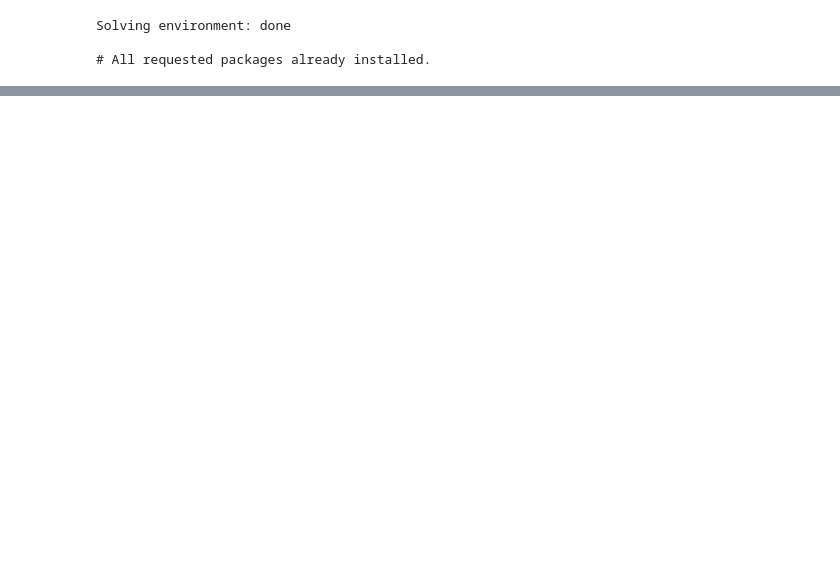
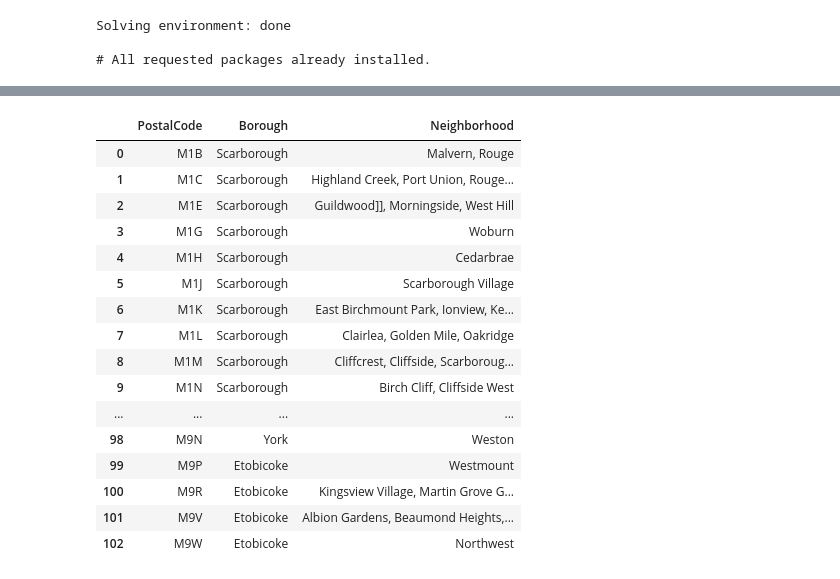
Before and after one commit to brunodeabreu/Coursera_Capstone, a Jupyter notebook: Capstone week3.ipynb, the cells around one changed output, grey strips where cells are left out. Cells and saved outputs as stored; diff of their text form; code cells hidden in the pictures; blank space fills up the shorter version.

```diff
--- a/Capstone week3.ipynb
+++ b/Capstone week3.ipynb
@@ -29,0 +60,7 @@ Solving environment: done
+# %%
+not_assigned = 'Not assigned'
+not_assigned_row = df[ (df.Borough == not_assigned) & (df.Neighborhood == not_assigned) ]
+not_assigned_row.head(), not_assigned_row.shape
+df.drop(not_assigned_row.index, inplace=True)
+df.dropna(inplace=True)
+df.head()
@@ -29,0 +74,37 @@ Solving environment: done
+# %%
+
+def neighborhood_list(grouped):
+    if( len(grouped) == 1 ):
+        # only one line under the postal code assign the Borough as Neighborhood
+        borough = grouped['Borough'].tolist()[0]
+        neighborhood = grouped['Neighborhood'].tolist()[0]
+        if( neighborhood) == not_assigned:
+            return borough
+        else:
+            return neighborhood
+    else:
+        # transform grouped Neighborhood as single value separated with commas
+        return ', '.join(sorted(grouped['Neighborhood'].tolist()))
+
+grp = df.groupby(['PostalCode', 'Borough'])
+df2 = grp.apply(neighborhood_list).reset_index(name='Neighborhood')
+# %%
+df2
+# %% [output]
+|  | PostalCode | Borough | Neighborhood |
+| 0 | M1B | Scarborough | Malvern, Rouge |
+| 1 | M1C | Scarborough | Highland Creek, Port Union, Rouge... |
+| 2 | M1E | Scarborough | Guildwood]], Morningside, West Hill |
+| 3 | M1G | Scarborough | Woburn |
+| 4 | M1H | Scarborough | Cedarbrae |
+| 5 | M1J | Scarborough | Scarborough Village |
+| 6 | M1K | Scarborough | East Birchmount Park, Ionview, Ke... |
+| 7 | M1L | Scarborough | Clairlea, Golden Mile, Oakridge |
+| 8 | M1M | Scarborough | Cliffcrest, Cliffside, Scarboroug... |
+| 9 | M1N | Scarborough | Birch Cliff, Cliffside West |
+| ... | ... | ... | ... |
+| 98 | M9N | York | Weston |
+| 99 | M9P | Etobicoke | Westmount |
+| 100 | M9R | Etobicoke | Kingsview Village, Martin Grove G... |
+| 101 | M9V | Etobicoke | Albion Gardens, Beaumond Heights,... |
+| 102 | M9W | Etobicoke | Northwest |
```
Also changed, not shown: parts of 16 cells of this notebook.
